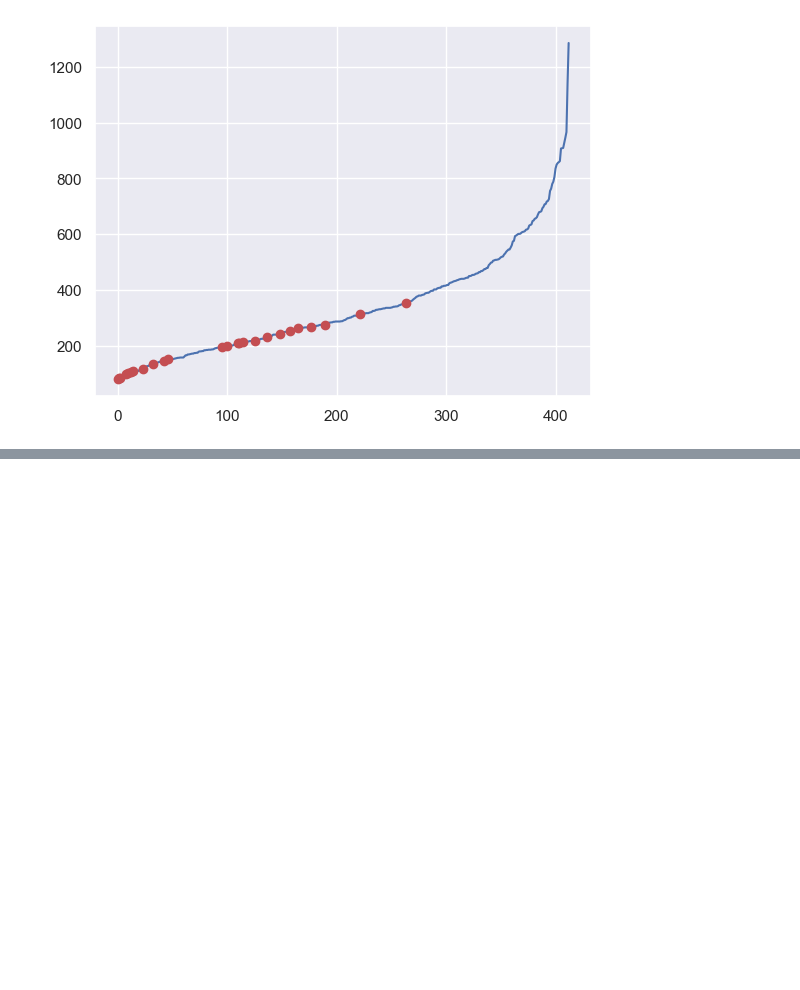
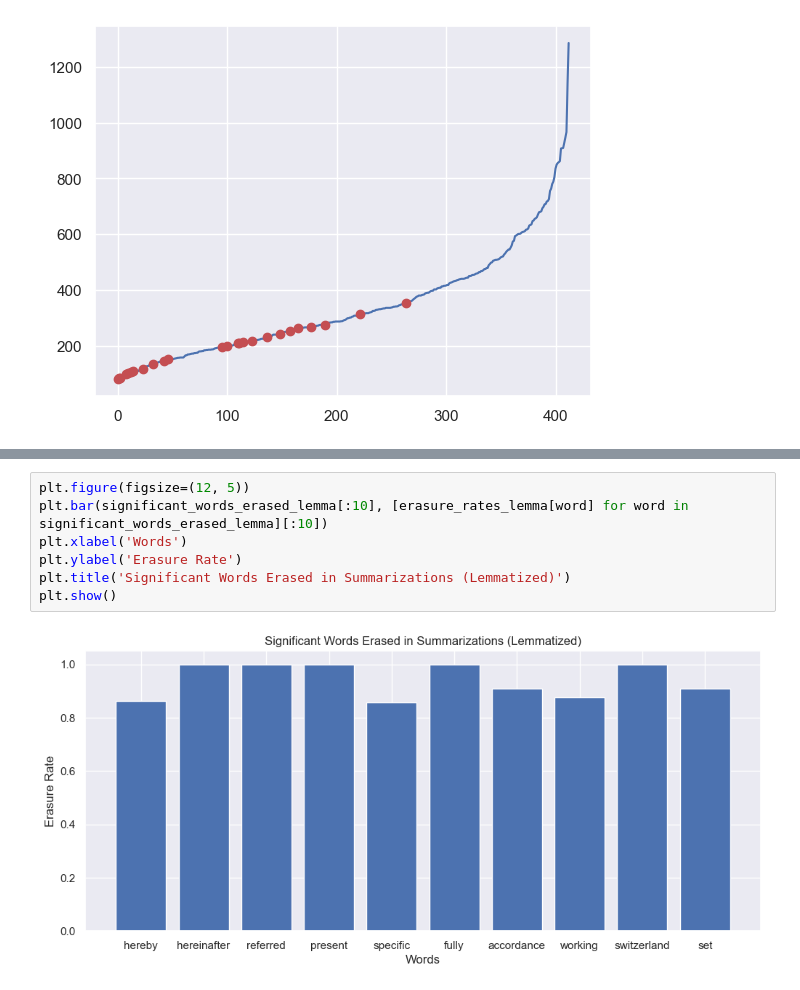
Before and after one commit to alexandreabela/Text_Summarization, a Jupyter notebook: data_vizualization.ipynb, the cells around one changed output, grey strips where cells are left out. Drawn from its saved outputs; the diff is of its cells as text; blank space fills up the shorter version.

```diff
--- a/data_vizualization.ipynb
+++ b/data_vizualization.ipynb
@@ -83,0 +187,9 @@ plt.plot(df[df['target'] == 1]['length_original_text'], 'ro')
+# %%
+plt.figure(figsize=(12, 5))
+plt.bar(significant_words_erased_lemma[:10], [erasure_rates_lemma[word] for word in significant_words_erased_lemma][:10])
+plt.xlabel('Words')
+plt.ylabel('Erasure Rate')
+plt.title('Significant Words Erased in Summarizations (Lemmatized)')
+plt.show()
+# %% [output]
+[figure, added]
```
Also changed, not shown: parts of 10 cells of this notebook.
